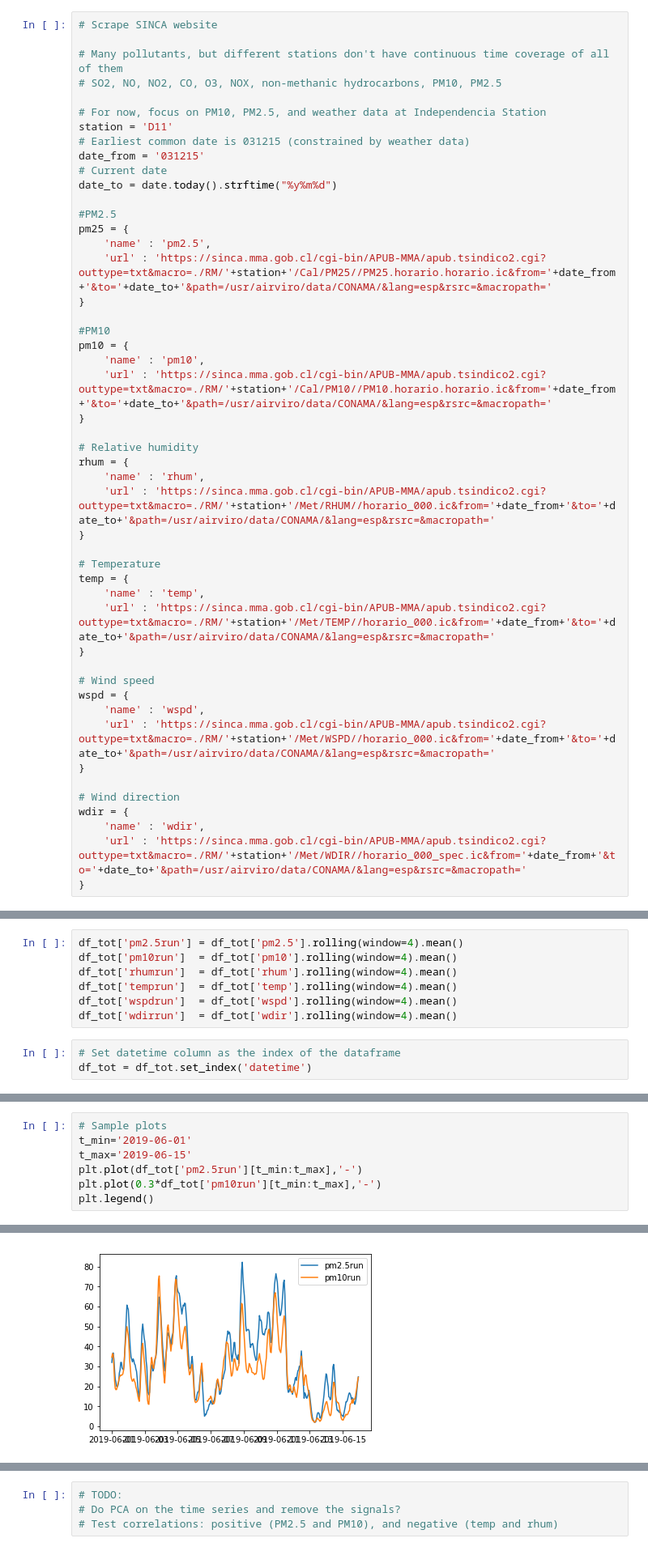
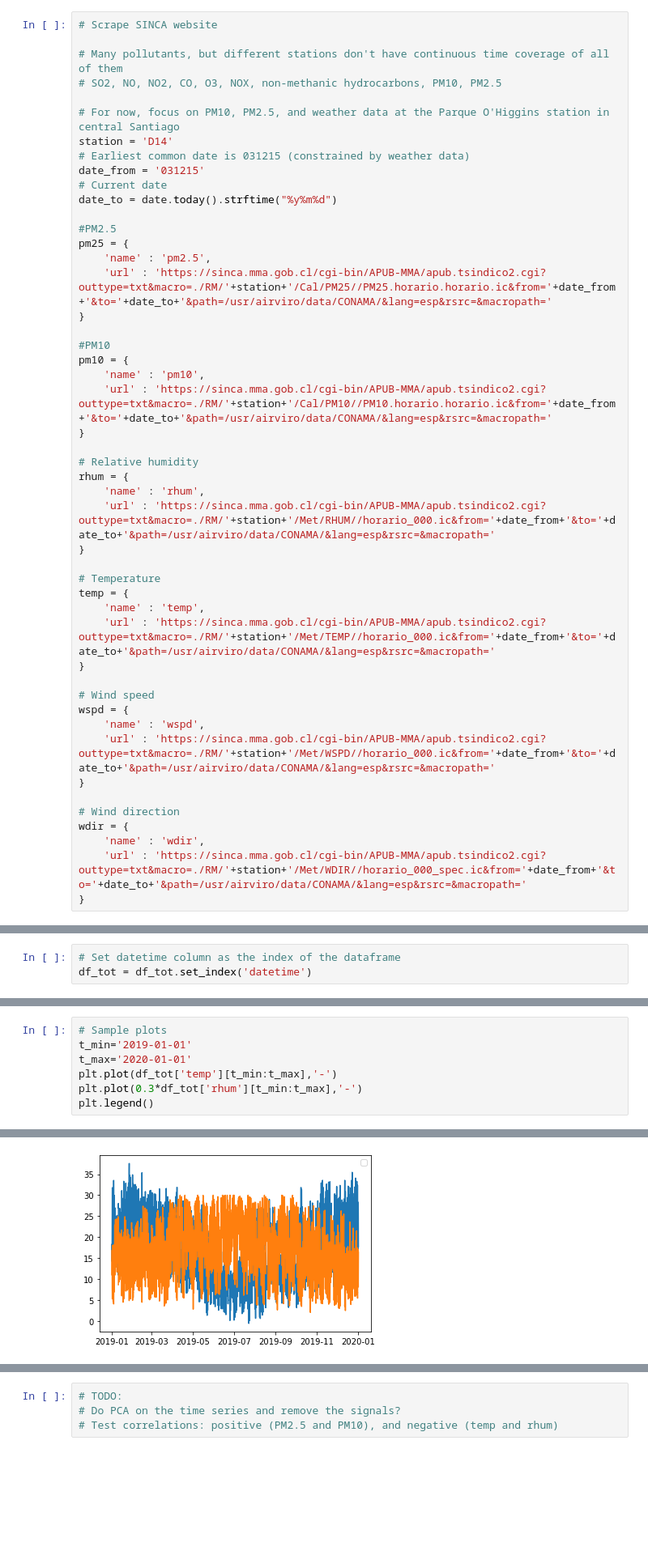
Before and after one commit to chathull/smogcasting, a Jupyter notebook: smogcasting.ipynb, the cells around one changed output, grey strips where cells are left out. Shown at 81% size. Saved outputs shown, nothing was run; the diff lists cells and outputs as text; blank space fills up the shorter version.

Commit message:
Commented out rolling means.  Changed station from Independencia (not working since Aug 2021) to Parque O'Higgins.

```diff
--- a/smogcasting.ipynb
+++ b/smogcasting.ipynb
@@ -36,8 +34,8 @@ def isfloat(x) :
 # Many pollutants, but different stations don't have continuous time coverage of all of them
 # SO2, NO, NO2, CO, O3, NOX, non-methanic hydrocarbons, PM10, PM2.5
 
-# For now, focus on PM10, PM2.5, and weather data at Independencia Station
-station = 'D11'
+# For now, focus on PM10, PM2.5, and weather data at the Parque O'Higgins station in central Santiago
+station = 'D14'
 # Earliest common date is 031215 (constrained by weather data)
 date_from = '031215'
 # Current date
@@ -148,10 +145,3 @@ print df_tot.tail(n=15)
-# %%
-df_tot['pm2.5run'] = df_tot['pm2.5'].rolling(window=4).mean()
-df_tot['pm10run']  = df_tot['pm10'].rolling(window=4).mean()
-df_tot['rhumrun']  = df_tot['rhum'].rolling(window=4).mean()
-df_tot['temprun']  = df_tot['temp'].rolling(window=4).mean()
-df_tot['wspdrun']  = df_tot['wspd'].rolling(window=4).mean()
-df_tot['wdirrun']  = df_tot['wdir'].rolling(window=4).mean()
 # %%
 # Set datetime column as the index of the dataframe
 df_tot = df_tot.set_index('datetime')
@@ -158,8 +167,8 @@ df_tot = df_tot.set_index('datetime')
 # %%
 # Sample plots
-t_min='2019-06-01'
-t_max='2019-06-15'
-plt.plot(df_tot['pm2.5run'][t_min:t_max],'-')
-plt.plot(0.3*df_tot['pm10run'][t_min:t_max],'-')
+t_min='2019-01-01'
+t_max='2020-01-01'
+plt.plot(df_tot['temp'][t_min:t_max],'-')
+plt.plot(0.3*df_tot['rhum'][t_min:t_max],'-')
 plt.legend()
 # %% [output]
@@ -167 +177 @@ plt.legend()
-[figure, old version]
+[figure, new version]
```
Also changed, not shown: parts of 9 cells of this notebook.
